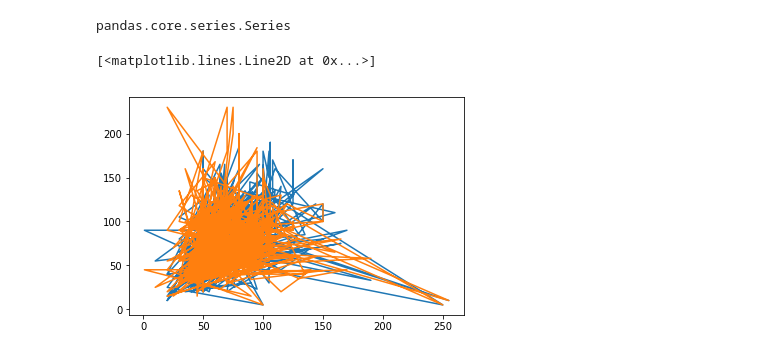
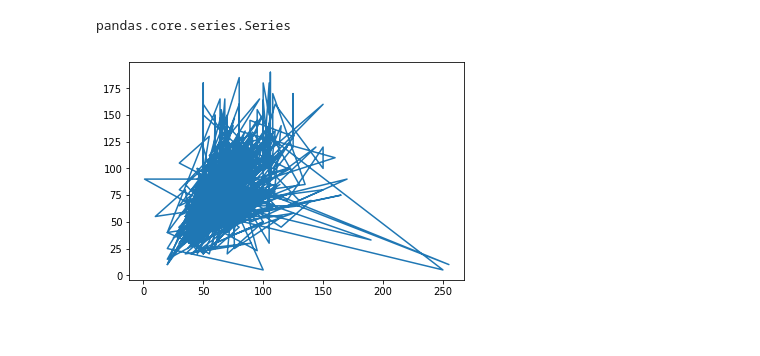
Before and after one commit to ashleynguci/codefight, a Jupyter notebook: Data Visualization with Python.ipynb, the cells around one changed output. Cells and saved outputs as stored; diff of their text form; code cells hidden in the pictures.

```diff
--- a/Data Visualization with Python.ipynb
+++ b/Data Visualization with Python.ipynb
@@ -38,7 +38,7 @@ type(df['HP'])
 pandas.core.series.Series
 # %%
 plt.plot(df['HP'],df['Attack'])
-plt.plot(df['HP'],df['Defense'])
+# plt.plot(df['HP'],df['Defense'])
+plt.show()
 # %% [output]
-[<matplotlib.lines.Line2D at 0x...>]
-[figure, old version]
+[figure, new version]
```
Also changed, not shown: parts of 2 cells of this notebook, 1 other file.
